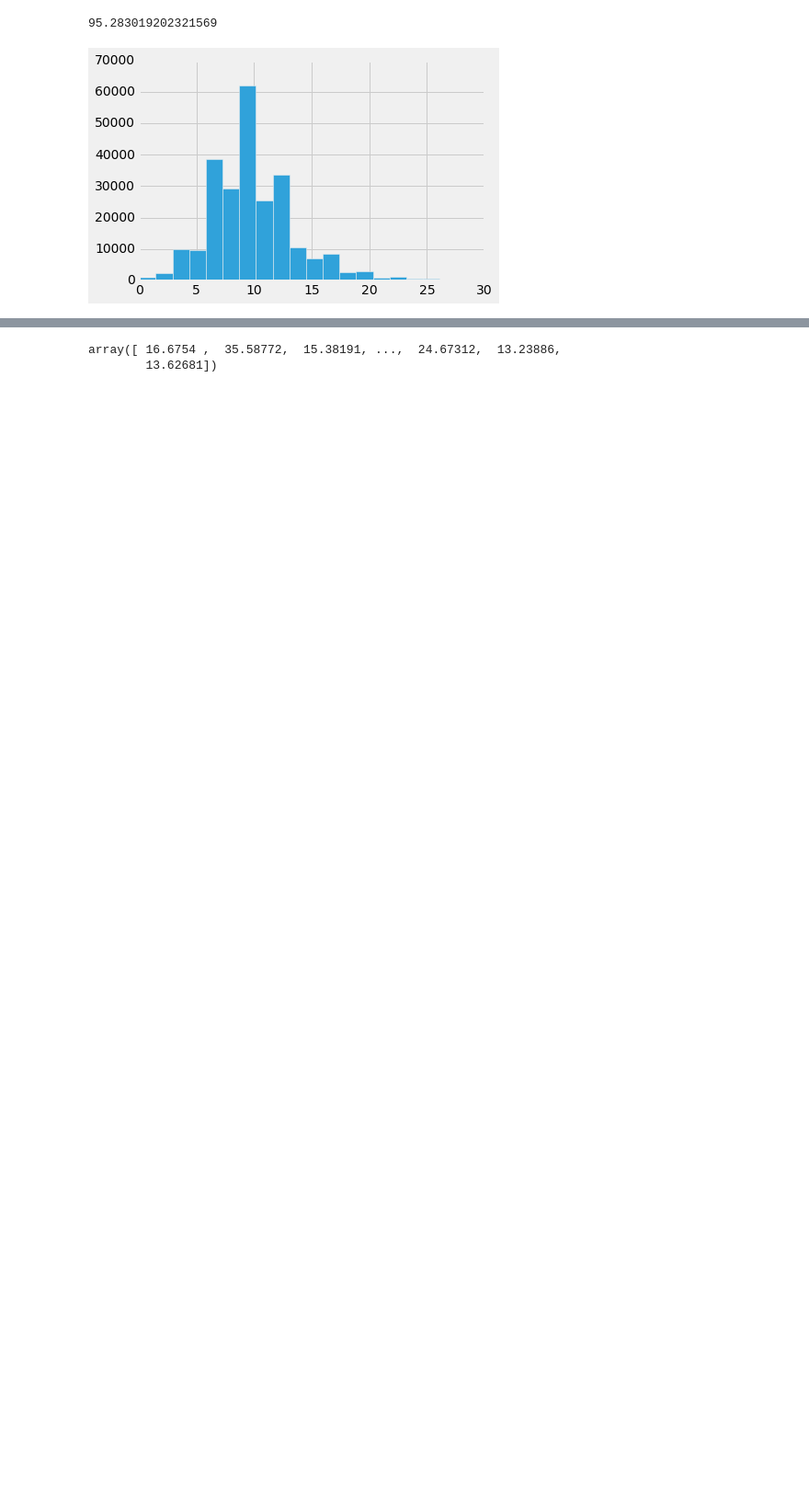
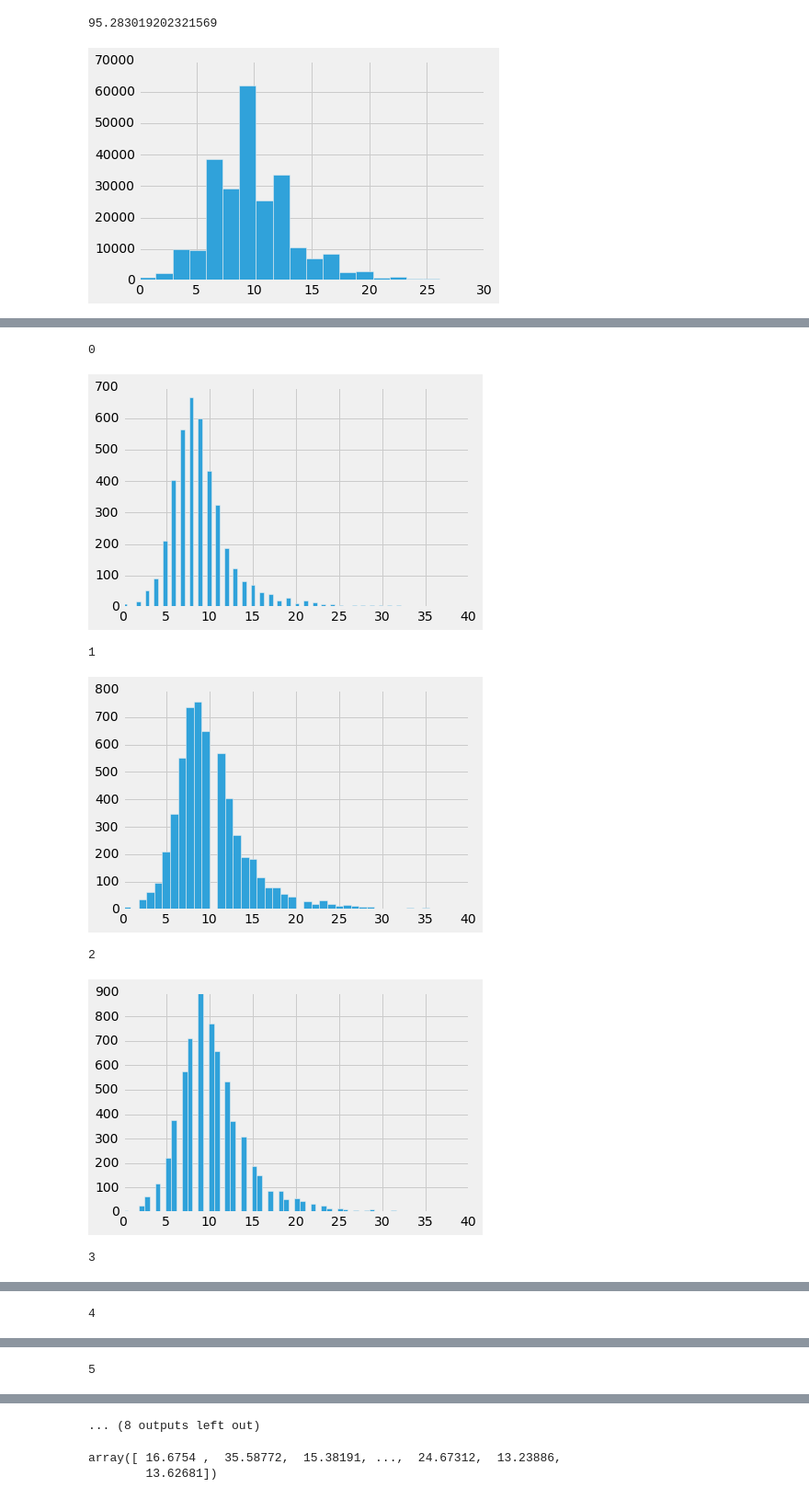
Before and after one commit to amartyashankha/6.867-HW-2016, a Jupyter notebook: project/feature_extractor/sections_playing.ipynb, the cells around one changed output, grey strips where cells are left out. Shown at 92% size. Cells and saved outputs as stored; diff of their text form; code cells hidden in the pictures; blank space fills up the shorter version.

```diff
--- a/project/feature_extractor/sections_playing.ipynb
+++ b/project/feature_extractor/sections_playing.ipynb
@@ -66,6 +66,6 @@ for cls in classes_to_data:
     classes_to_data[cls] = np.random.permutation(classes_to_data[cls])
 min_len = min([len(x) for x in classes_to_data.values()])
 uniform_data = np.array([subdata[:min_len] for subdata in classes_to_data.values()]).flatten()
-data = uniform_data
-len(data)
+uniform_data
+len(uniform_data)
 # %% [output]
@@ -103 +104,16 @@ for cls in classes_to_data:
 ... (8 outputs left out)
+# %%
+for cls in classes_to_data:
+    num_sections = list(map(lambda x: len(x[feat_name]), classes_to_data[cls]))
+    print(cls)
+    plt.xlim(xmax=40)
+    plt.hist(num_sections, 100);
+    plt.show()
+# %% [output]
+0
+[figure, added]
+1
+[figure, added]
+2
+[figure, added]
+3
@@ -103,0 +121 @@ for cls in classes_to_data:
+4
@@ -103,0 +123 @@ for cls in classes_to_data:
+5
@@ -104,3 +125,4 @@ for cls in classes_to_data:
+... (8 outputs left out)
 # %%
 np.array(section_lengths)
 # %% [output]
```
Also changed, not shown: parts of 8 cells of this notebook, 17 other files.
